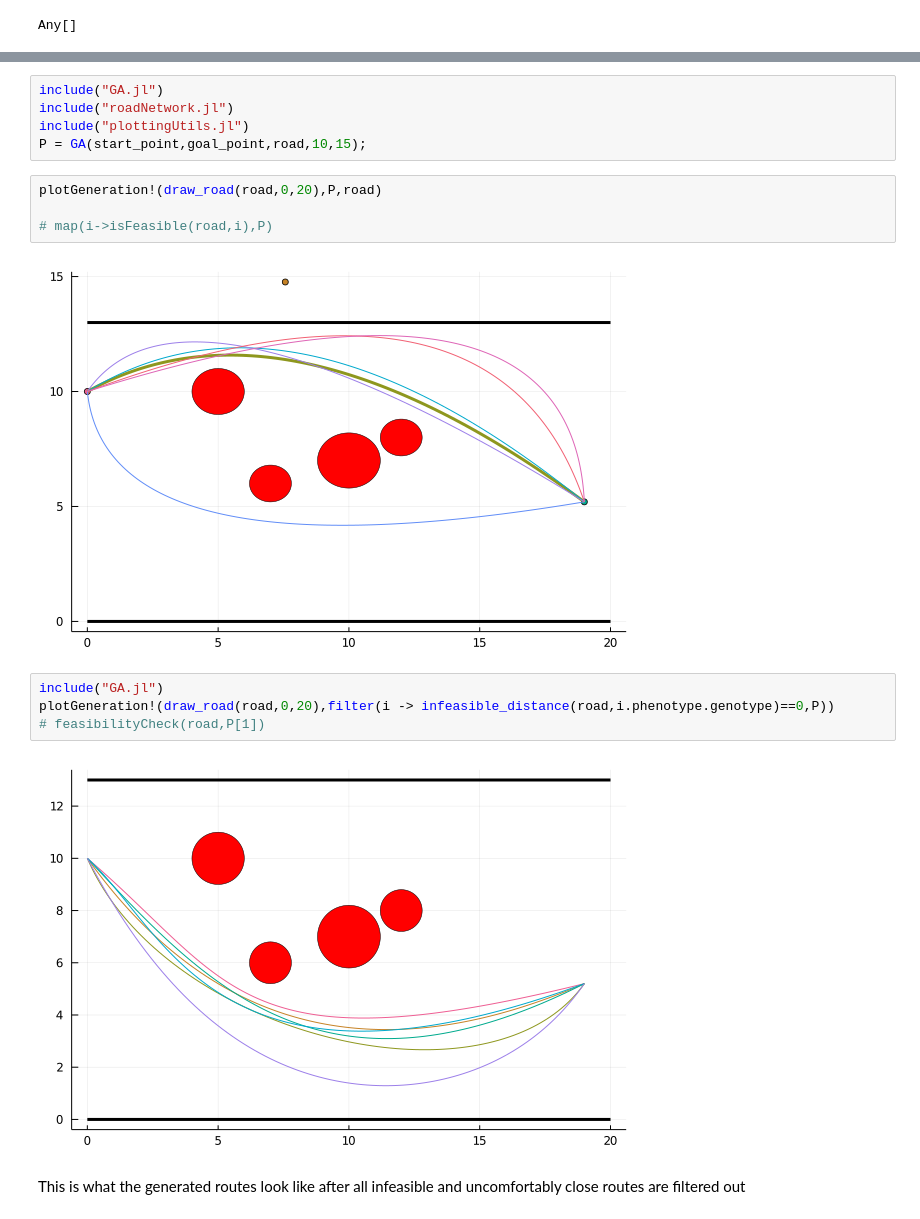
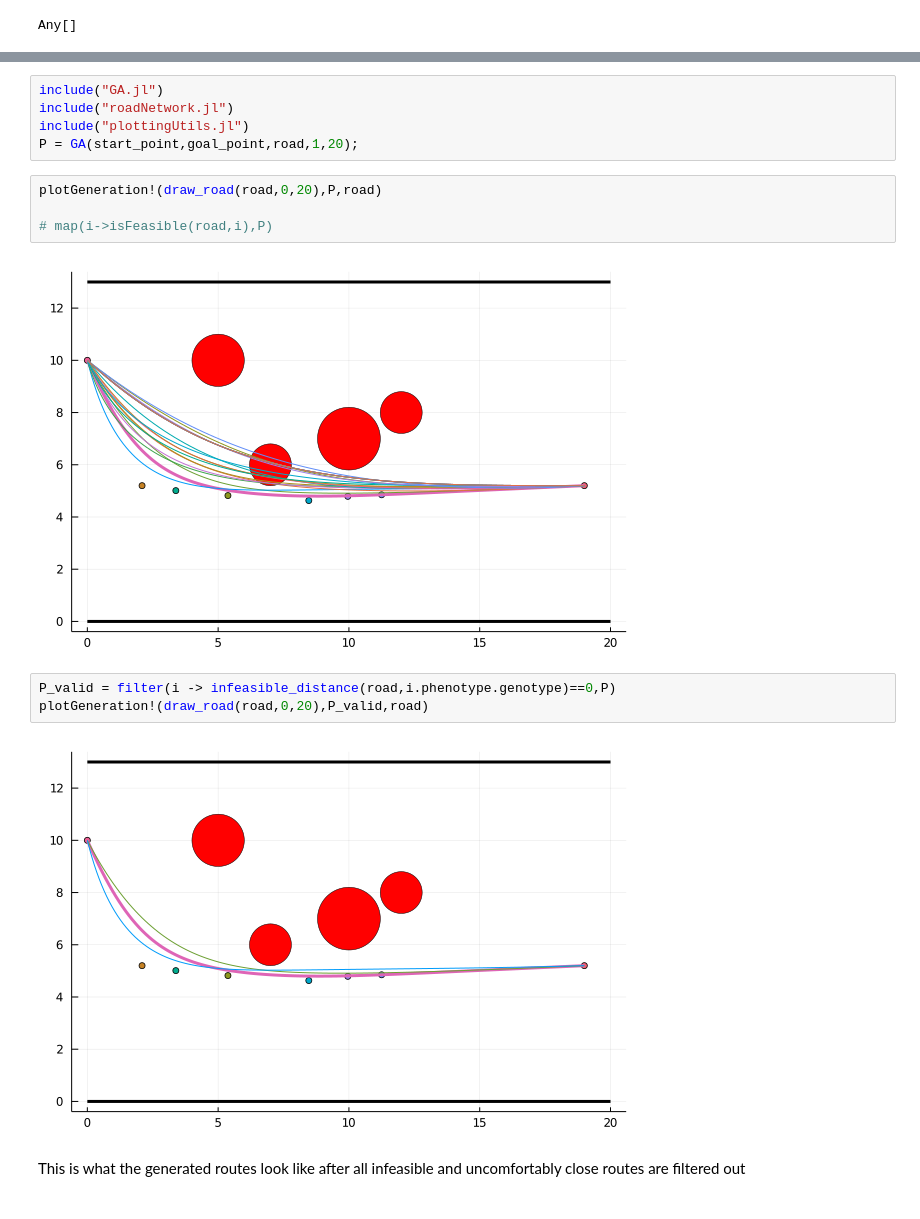
Before and after one commit to barrett370/Y4-Diss, a Jupyter notebook: code/classical/julia/Untitled1.ipynb, the cells around one changed output, grey strips where cells are left out. Saved outputs shown, nothing was run; the diff lists cells and outputs as text.

```diff
--- a/code/classical/julia/Untitled1.ipynb
+++ b/code/classical/julia/Untitled1.ipynb
@@ -95,19 +111,18 @@ LoadError: UndefVarError: curve_values not defined
 include("GA.jl")
 include("roadNetwork.jl")
 include("plottingUtils.jl")
-P = GA(start_point,goal_point,road,10,15);
+P = GA(start_point,goal_point,road,1,20);
 # %%
 plotGeneration!(draw_road(road,0,20),P,road)
 
 # map(i->isFeasible(road,i),P)
 # %% [output]
-[figure, old version]
+[figure, new version]
 # %%
-include("GA.jl")
-plotGeneration!(draw_road(road,0,20),filter(i -> infeasible_distance(road,i.phenotype.genotype)==0,P))
-# feasibilityCheck(road,P[1])
+P_valid = filter(i -> infeasible_distance(road,i.phenotype.genotype)==0,P)
+plotGeneration!(draw_road(road,0,20),P_valid,road)
 # %% [output]
-[figure, old version]
+[figure, new version]
 # %% [markdown]
 This is what the generated routes look like after all infeasible and uncomfortably close routes are filtered out
 # %%
```
Also changed, not shown: parts of 12 cells of this notebook, 11 other files.
